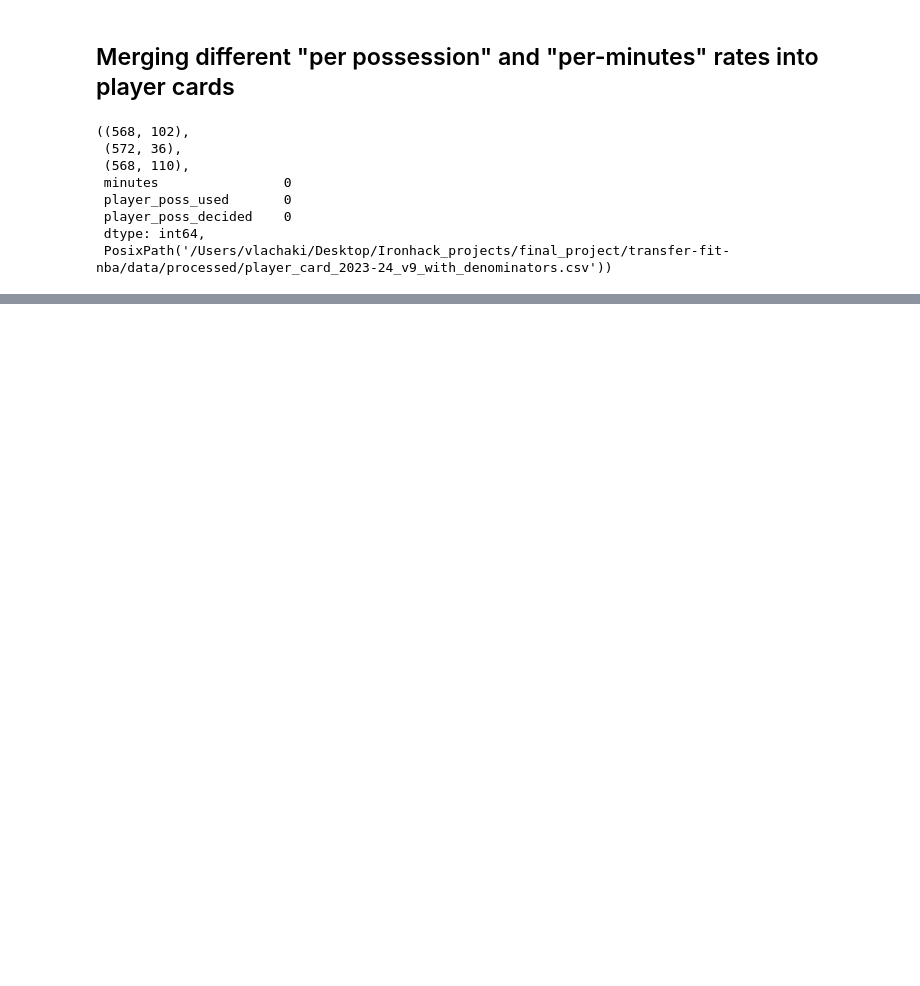
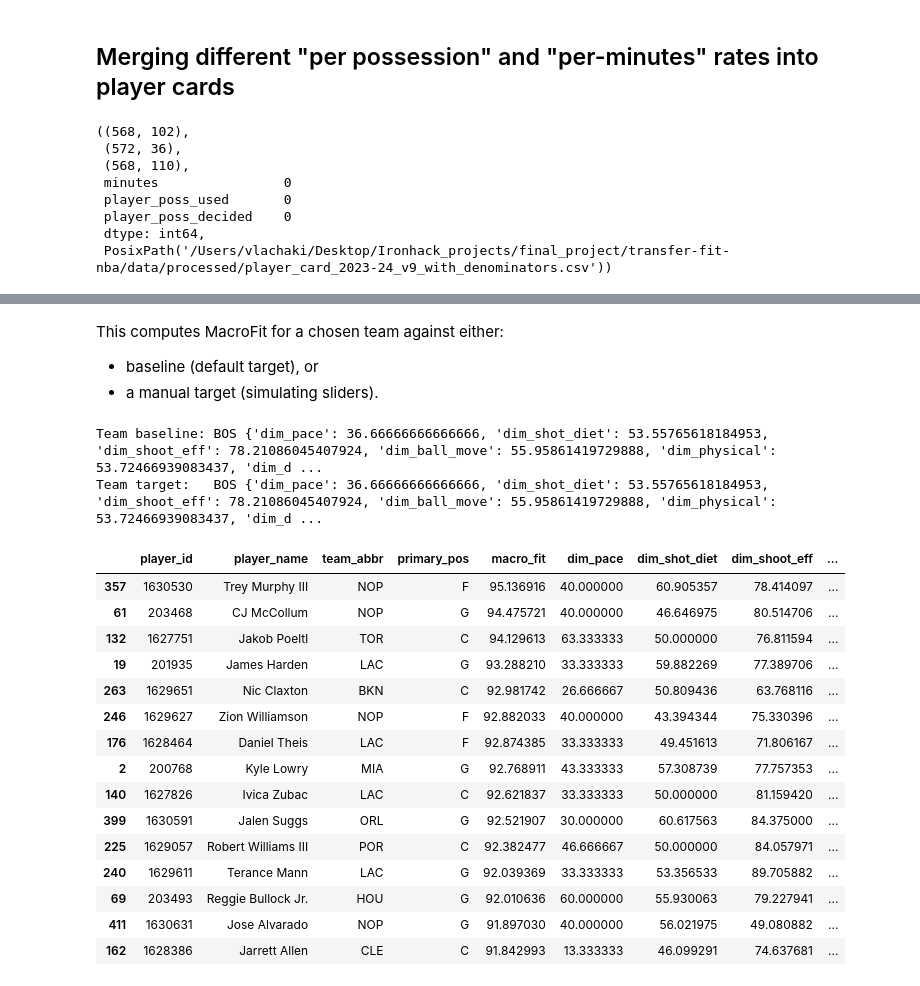
Before and after one commit to ChVlachakis/transfer-fit-nba, a Jupyter notebook: notebooks/00_ingest_entities.ipynb, the cells around one changed output, grey strips where cells are left out. Saved outputs shown, nothing was run; the diff lists cells and outputs as text; code cells hidden in the pictures; blank space fills up the shorter version.

```diff
--- a/notebooks/00_ingest_entities.ipynb
+++ b/notebooks/00_ingest_entities.ipynb
@@ -4476,0 +5027,79 @@ card_v9.to_csv(out_path, index=False)
+# %% [markdown]
+This computes MacroFit for a chosen team against either:
+
+- baseline (default target), or
+- a manual target (simulating sliders).
+# %%
+from pathlib import Path
+import pandas as pd
+import numpy as np
+
+ROOT = Path.cwd().parent
+
+# inputs
+team_abbr = "BOS"  # change this to test
+selected = team_abbr
+use_manual_target = False  # True to simulate slider edits
+
+# load
+team_base = pd.read_csv(ROOT / "data/processed/team_dim_baseline_2023-24.csv")
+player_dim = pd.read_csv(ROOT / "data/processed/player_dim_scores_2023-24_named_clean.csv")
+
+dims = ["dim_pace","dim_shot_diet","dim_shoot_eff","dim_ball_move","dim_physical","dim_defense"]
+
+# pick baseline for team
+b = team_base.loc[team_base["team_abbr"] == team_abbr].iloc[0]
+baseline = {d: float(b[d]) for d in dims}
+
+# target = baseline (default) or manual sliders
+target = baseline.copy()
+if use_manual_target:
+    # simulate sliders (0-100)
+    target.update({
+        "dim_pace": 60,
+        "dim_shot_diet": 55,
+        "dim_shoot_eff": 70,
+        "dim_ball_move": 50,
+        "dim_physical": 45,
+        "dim_defense": 65,
+    })
+
+# weights (MVP: equal weights)
+weights = {d: 1.0 for d in dims}
+
+# MacroFit = 100 - normalized weighted L1 distance
+W = sum(weights.values())
+def macrofit(row):
+    dist = sum(weights[d] * abs(float(row[d]) - target[d]) for d in dims)  # max per dim=100
+    norm = dist / (W * 100.0)  # 0..1
+    return 100.0 * (1.0 - norm)
+
+df = player_dim.copy()
+df["macro_fit"] = df.apply(macrofit, axis=1)
+
+# shortlist example: top 15 overall (later we'll filter by position/team/etc.)
+df_pool = df[df["team_abbr"] != selected].copy()
+short = df_pool.sort_values("macro_fit", ascending=False).head(15)
+
+print("Team baseline:", team_abbr, baseline)
+print("Team target:  ", team_abbr, target)
+display(short[["player_id","player_name","team_abbr","primary_pos","macro_fit"] + dims])
+# %% [output]
+Team baseline: BOS {'dim_pace': 36.66666666666666, 'dim_shot_diet': 53.55765618184953, 'dim_shoot_eff': 78.21086045407924, 'dim_ball_move': 55.95861419729888, 'dim_physical': 53.72466939083437, 'dim_d ...
+Team target:   BOS {'dim_pace': 36.66666666666666, 'dim_shot_diet': 53.55765618184953, 'dim_shoot_eff': 78.21086045407924, 'dim_ball_move': 55.95861419729888, 'dim_physical': 53.72466939083437, 'dim_d ...
+|  | player_id | player_name | team_abbr | primary_pos | macro_fit | dim_pace | dim_shot_diet | dim_shoot_eff | ... |
+| 357 | 1630530 | Trey Murphy III | NOP | F | 95.136916 | 40.000000 | 60.905357 | 78.414097 | ... |
+| 61 | 203468 | CJ McCollum | NOP | G | 94.475721 | 40.000000 | 46.646975 | 80.514706 | ... |
+| 132 | 1627751 | Jakob Poeltl | TOR | C | 94.129613 | 63.333333 | 50.000000 | 76.811594 | ... |
+| 19 | 201935 | James Harden | LAC | G | 93.288210 | 33.333333 | 59.882269 | 77.389706 | ... |
+| 263 | 1629651 | Nic Claxton | BKN | C | 92.981742 | 26.666667 | 50.809436 | 63.768116 | ... |
+| 246 | 1629627 | Zion Williamson | NOP | F | 92.882033 | 40.000000 | 43.394344 | 75.330396 | ... |
+| 176 | 1628464 | Daniel Theis | LAC | F | 92.874385 | 33.333333 | 49.451613 | 71.806167 | ... |
+| 2 | 200768 | Kyle Lowry | MIA | G | 92.768911 | 43.333333 | 57.308739 | 77.757353 | ... |
+| 140 | 1627826 | Ivica Zubac | LAC | C | 92.621837 | 33.333333 | 50.000000 | 81.159420 | ... |
+| 399 | 1630591 | Jalen Suggs | ORL | G | 92.521907 | 30.000000 | 60.617563 | 84.375000 | ... |
+| 225 | 1629057 | Robert Williams III | POR | C | 92.382477 | 46.666667 | 50.000000 | 84.057971 | ... |
+| 240 | 1629611 | Terance Mann | LAC | G | 92.039369 | 33.333333 | 53.356533 | 89.705882 | ... |
+| 69 | 203493 | Reggie Bullock Jr. | HOU | G | 92.010636 | 60.000000 | 55.930063 | 79.227941 | ... |
+| 411 | 1630631 | Jose Alvarado | NOP | G | 91.897030 | 40.000000 | 56.021975 | 49.080882 | ... |
+| 162 | 1628386 | Jarrett Allen | CLE | C | 91.842993 | 13.333333 | 46.099291 | 74.637681 | ... |
```
Also changed, not shown: parts of 78 cells of this notebook, 2 other files.
